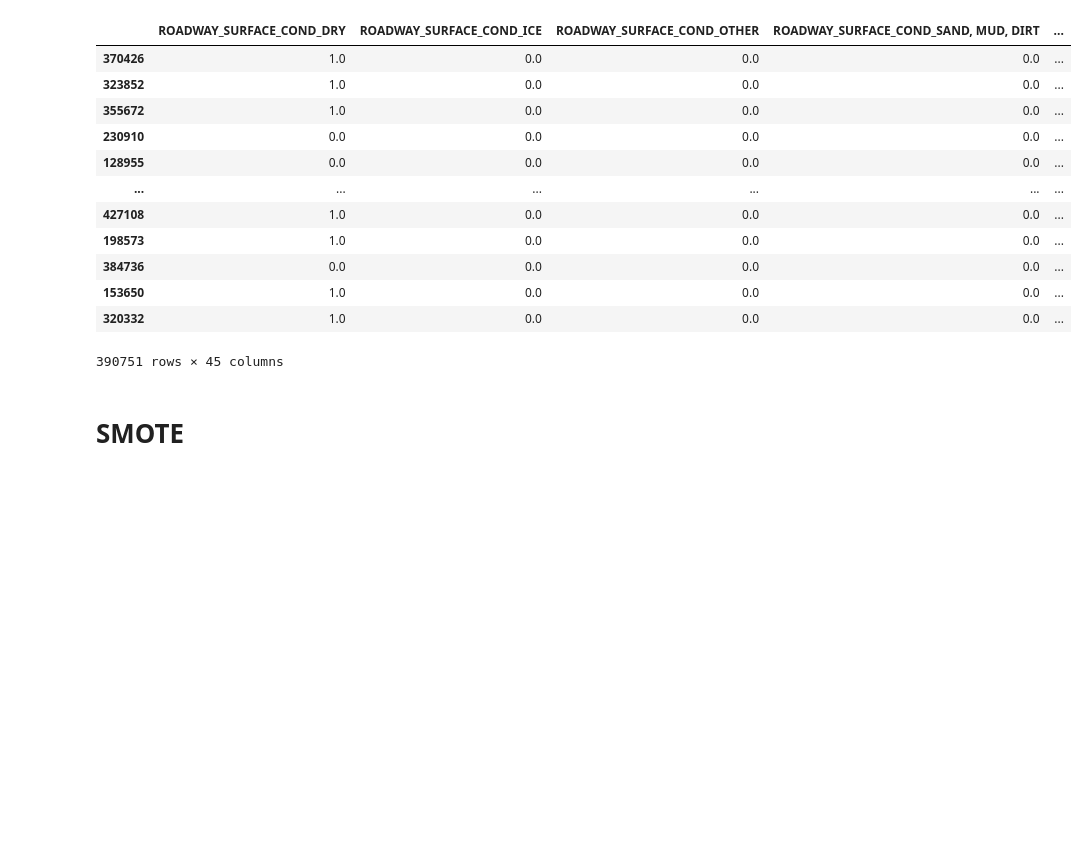
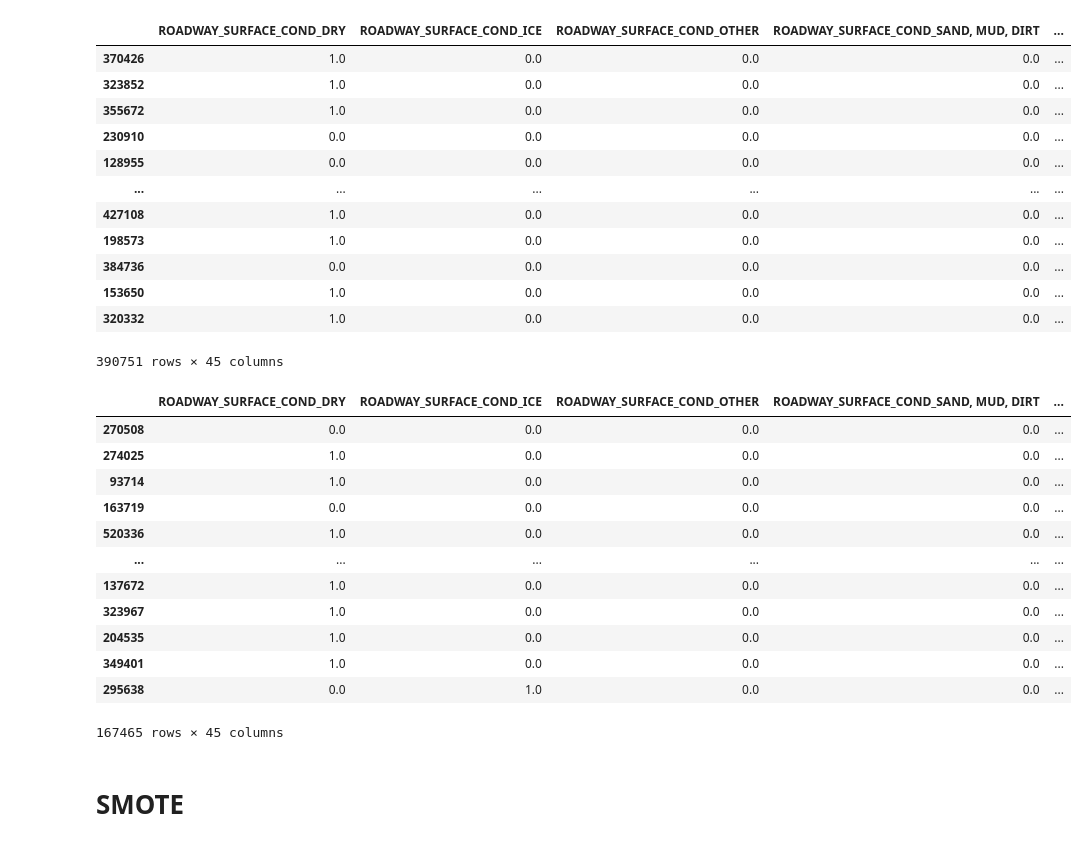
Before and after one commit to raylinsoriano/Project_3_Classification, a Jupyter notebook: Raylin's_Notebook.ipynb, the cells around one changed output. Saved outputs shown, nothing was run; the diff lists cells and outputs as text; code cells hidden in the pictures; blank space fills up the shorter version.

```diff
--- a/Raylin's_Notebook.ipynb
+++ b/Raylin's_Notebook.ipynb
@@ -320,3 +320,7 @@ A value is trying to be set on a copy of a slice from a DataFrame
 
 See the caveats in the documentation: https://pandas.pydata.org/pandas-docs/stable/user_guide/indexing.html#returning-a-view-versus-a-copy
   downcast=downcast,
+# %%
+X_test['AIRBAG_DEPLOYED'].fillna('DEPLOYMENT UNKNOWN', inplace=True)
+X_test['accident_risk'].fillna(4, inplace=True)
+X_test['accident_count'].fillna(X_test['accident_count'].mean(), inplace=True)
@@ -365,7 +374,7 @@ categoricals = [
         'AIRBAG_DEPLOYED', 'FIRST_CRASH_TYPE']
 
 train_dummies = X_train[categoricals]
-#test_dummies = X_test[categoricals]
+test_dummies = X_test[categoricals]
 
 # Create OneHotEncoder object to create dummies
 ohe = OneHotEncoder(handle_unknown='ignore')
@@ -374,16 +383,16 @@ ohe = OneHotEncoder(handle_unknown='ignore')
 enc = ohe.fit(train_dummies)
 
 train_dummies_trans = enc.transform(train_dummies)
-#test_dummies_trans = enc.transform(test_dummies)
+test_dummies_trans = enc.transform(test_dummies)
 
 # Dummies values in matrix form
 train_data = train_dummies_trans.todense()
-#test_data = test_dummies_trans.todense()
+test_data = test_dummies_trans.todense()
 
 # New dummy column names
 names = ohe.get_feature_names(categoricals)
 
 # Make them into Dataframe
 train_dummies_trans_df = pd.DataFrame(train_data, columns=names,index = X_train.index)
-#test_dummies_trans_df = pd.DataFrame(test_data, columns=names)
+test_dummies_trans_df = pd.DataFrame(test_data, columns=names, index= X_test.index)
 # %%
@@ -405,6 +414,25 @@ train_df
 | 153650 | 1.0 | 0.0 | 0.0 | 0.0 | ... |
 | 320332 | 1.0 | 0.0 | 0.0 | 0.0 | ... |
 390751 rows × 45 columns
+# %%
+X_test_num = pd.DataFrame(X_test_num, index = X_test.index)
+X_test_num = X_test.select_dtypes(exclude='object')
+test_df = test_dummies_trans_df.merge(X_test_num, left_index = True , right_index=True)
+test_df
+# %% [output]
+|  | ROADWAY_SURFACE_COND_DRY | ROADWAY_SURFACE_COND_ICE | ROADWAY_SURFACE_COND_OTHER | ROADWAY_SURFACE_COND_SAND, MUD, DIRT | ... |
+| 270508 | 0.0 | 0.0 | 0.0 | 0.0 | ... |
+| 274025 | 1.0 | 0.0 | 0.0 | 0.0 | ... |
+| 93714 | 1.0 | 0.0 | 0.0 | 0.0 | ... |
+| 163719 | 0.0 | 0.0 | 0.0 | 0.0 | ... |
+| 520336 | 1.0 | 0.0 | 0.0 | 0.0 | ... |
+| ... | ... | ... | ... | ... | ... |
+| 137672 | 1.0 | 0.0 | 0.0 | 0.0 | ... |
+| 323967 | 1.0 | 0.0 | 0.0 | 0.0 | ... |
+| 204535 | 1.0 | 0.0 | 0.0 | 0.0 | ... |
+| 349401 | 1.0 | 0.0 | 0.0 | 0.0 | ... |
+| 295638 | 0.0 | 1.0 | 0.0 | 0.0 | ... |
+167465 rows × 45 columns
 # %% [markdown]
 # SMOTE
 # %%
```
Also changed, not shown: parts of 11 cells of this notebook.
